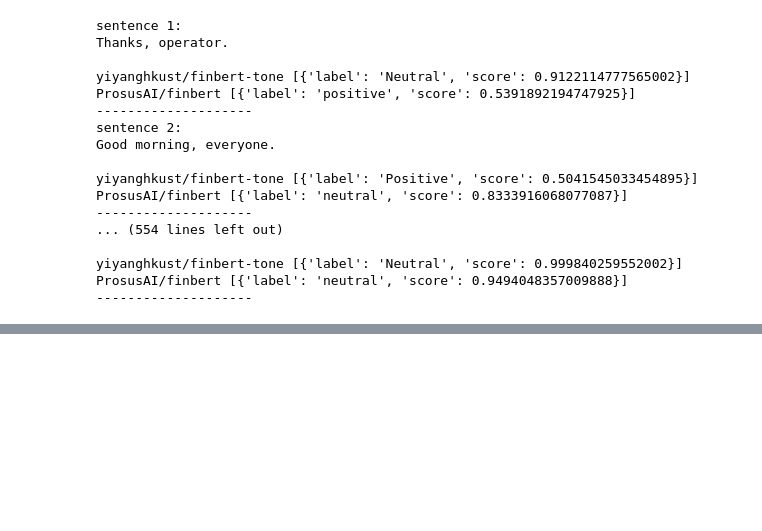
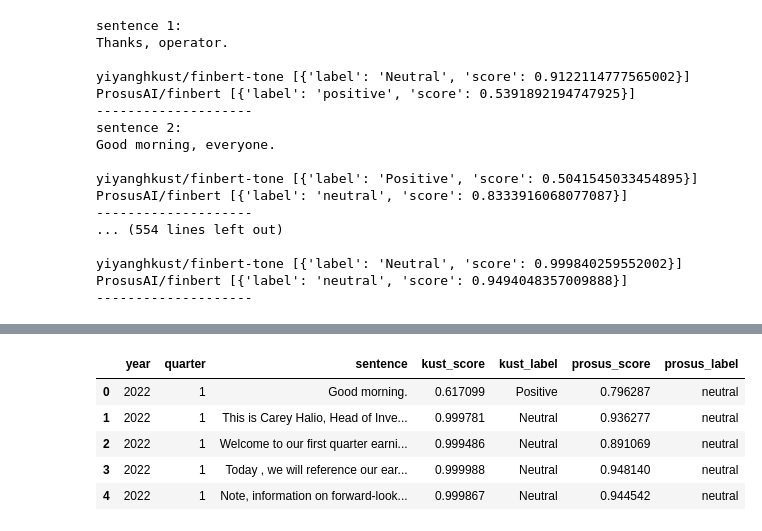
Before and after one commit to EErlando/Quarterly-Bytes, a Jupyter notebook: notebooks/2_exploratory_data_analysis/JKW_Sentiment_Analysis.ipynb, the cells around one changed output, grey strips where cells are left out. Saved outputs shown, nothing was run; the diff lists cells and outputs as text; code cells hidden in the pictures; blank space fills up the shorter version.

```diff
--- a/notebooks/2_exploratory_data_analysis/JKW_Sentiment_Analysis.ipynb
+++ b/notebooks/2_exploratory_data_analysis/JKW_Sentiment_Analysis.ipynb
@@ -1556,0 +1705,9 @@ ProsusAI/finbert [{'label': 'neutral', 'score': 0.9494048357009888}]
+# %%
+sentences_df_gs_md.head()
+# %% [output]
+|  | year | quarter | sentence | kust_score | kust_label | prosus_score | prosus_label |
+| 0 | 2022 | 1 | Good morning. | 0.617099 | Positive | 0.796287 | neutral |
+| 1 | 2022 | 1 | This is Carey Halio, Head of Inve... | 0.999781 | Neutral | 0.936277 | neutral |
+| 2 | 2022 | 1 | Welcome to our ﬁrst quarter earni... | 0.999486 | Neutral | 0.891069 | neutral |
+| 3 | 2022 | 1 | Today , we will reference our ear... | 0.999988 | Neutral | 0.948140 | neutral |
+| 4 | 2022 | 1 | Note, information on forward-look... | 0.999867 | Neutral | 0.944542 | neutral |
```
Also changed, not shown: parts of 12 cells of this notebook.
